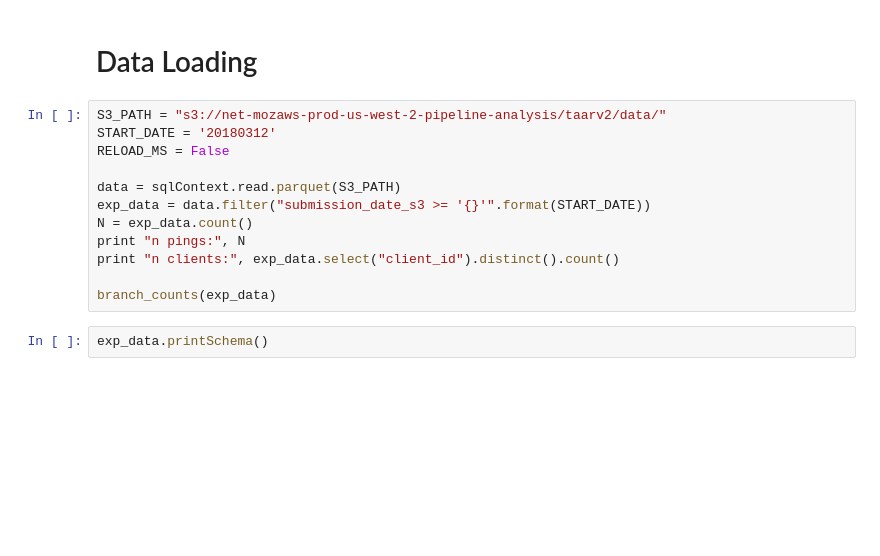
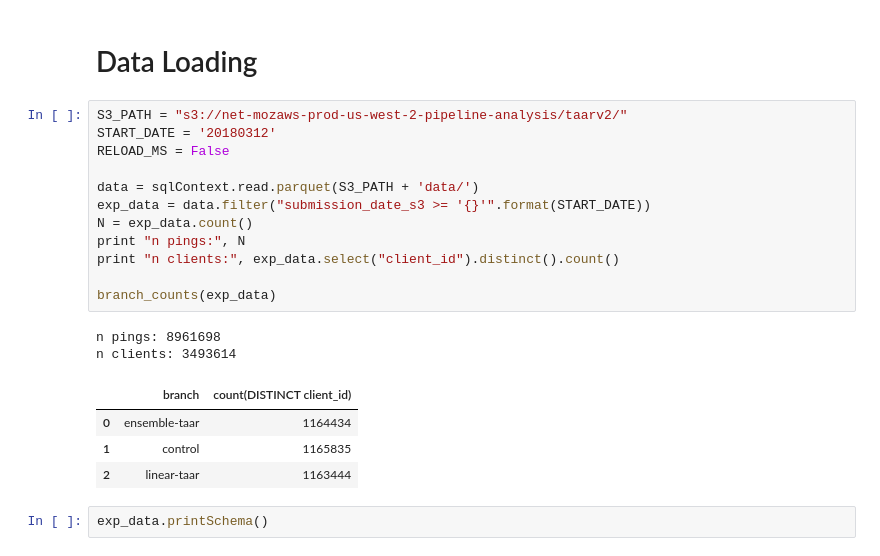
Before and after one commit to mozilla/taar, a Jupyter notebook: analysis/TAARExperimentV2Analysis.ipynb, the cells around one changed output. Drawn from its saved outputs; the diff is of its cells as text; blank space fills up the shorter version.

```diff
--- a/analysis/TAARExperimentV2Analysis.ipynb
+++ b/analysis/TAARExperimentV2Analysis.ipynb
@@ -238,17 +238,24 @@ bool2int = F.udf(lambda x: 1 if x else 0, T.IntegerType())
 # %% [markdown]
 # Data Loading
 # %%
-S3_PATH = "s3://net-mozaws-prod-us-west-2-pipeline-analysis/taarv2/data/"
+S3_PATH = "s3://net-mozaws-prod-us-west-2-pipeline-analysis/taarv2/"
 START_DATE = '20180312'
 RELOAD_MS = False
 
-data = sqlContext.read.parquet(S3_PATH)
+data = sqlContext.read.parquet(S3_PATH + 'data/')
 exp_data = data.filter("submission_date_s3 >= '{}'".format(START_DATE))
 N = exp_data.count()
 print "n pings:", N
 print "n clients:", exp_data.select("client_id").distinct().count()
 
 branch_counts(exp_data)
+# %% [output]
+n pings: 8961698
+n clients: 3493614
+|  | branch | count(DISTINCT client_id) |
+| 0 | ensemble-taar | 1164434 |
+| 1 | control | 1165835 |
+| 2 | linear-taar | 1163444 |
 # %%
 exp_data.printSchema()
 # %% [output]
```
Also changed, not shown: parts of 14 cells of this notebook, 3 other files.
